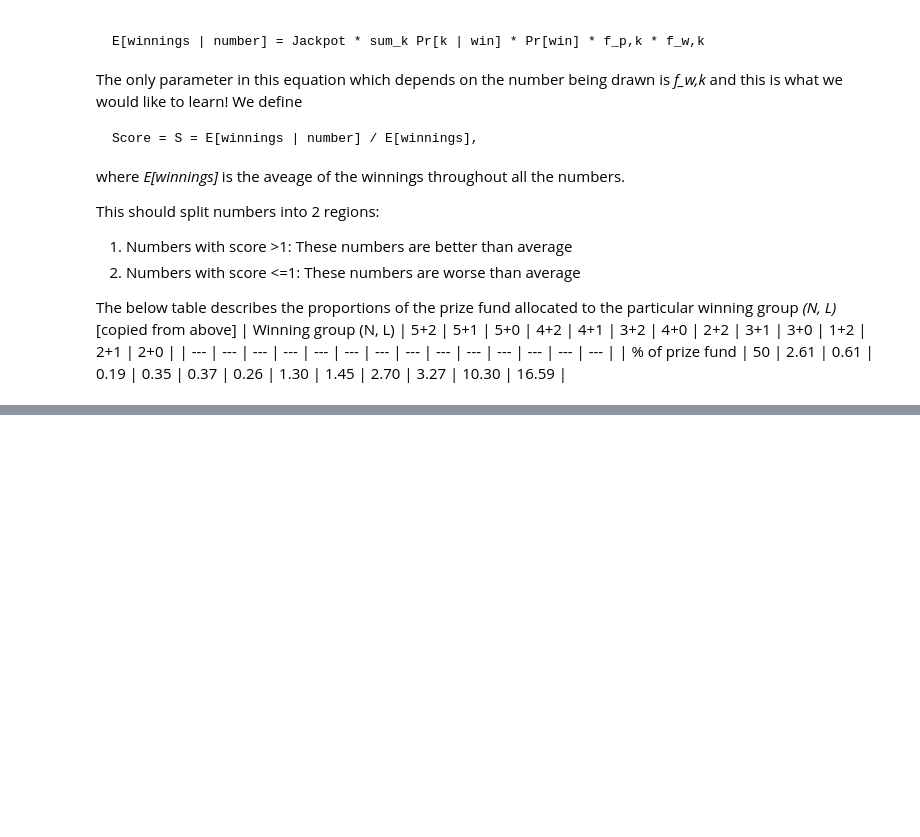
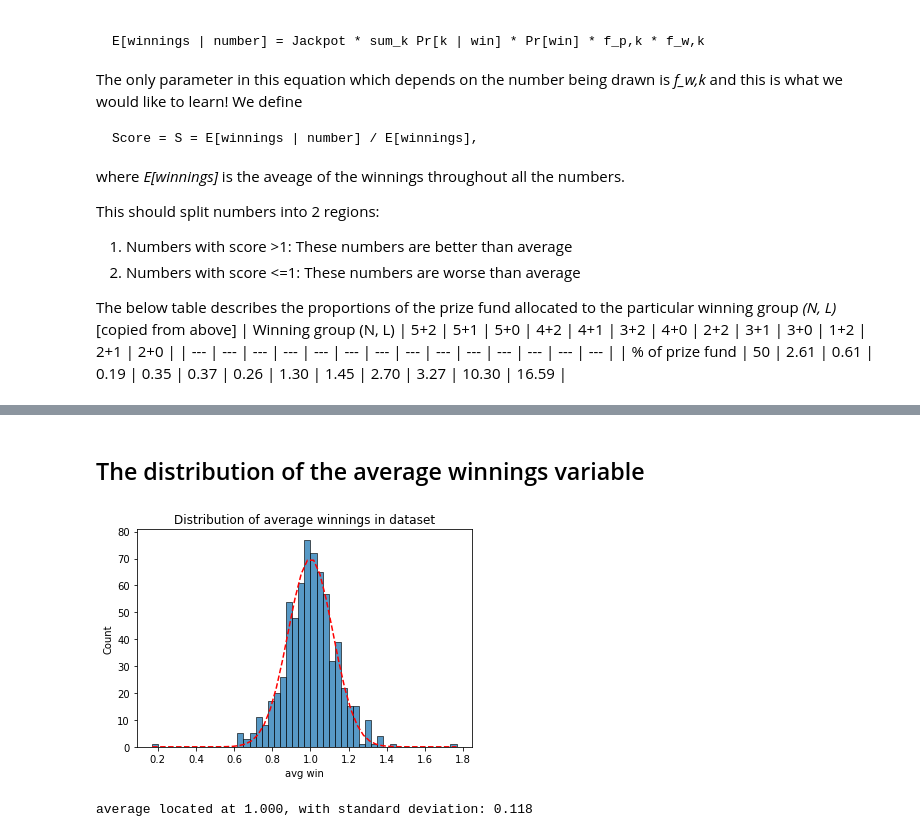
Before and after one commit to RokMedves/EuroMillions, a Jupyter notebook: euromillions.ipynb, the cells around one changed output, grey strips where cells are left out. Drawn from its saved outputs; the diff is of its cells as text; code cells hidden in the pictures; blank space fills up the shorter version.

```diff
--- a/euromillions.ipynb
+++ b/euromillions.ipynb
@@ -394,6 +394,6 @@ def score_dataset(df : pd.DataFrame) -> pd.DataFrame:
     return df
 # %%
 euromillions = score_dataset(euromillions)
-best = euromillions[euromillions.Score == euromillions.Score.max()].iloc[0]
-worst= euromillions[euromillions.Score == euromillions.Score.min()].iloc[0]
-# print(pd.DataFrame([best, worst], index = ["best", "worst"]))
+best = euromillions[euromillions["avg win"] == euromillions["avg win"].max()].iloc[0]
+worst= euromillions[euromillions["avg win"] == euromillions["avg win"].min()].iloc[0]
+print(pd.DataFrame([best, worst], index = ["best", "worst"]))
@@ -416,0 +464,34 @@ euromillions
+# %% [markdown]
+## The distribution of the average winnings variable
+# %%
+from scipy.optimize import curve_fit
+
+n_bin = 50
+hist, bins = np.histogram(euromillions["avg win"], bins = n_bin)
+
+bin_cent = np.zeros(len(hist))
+for i in range(len(bins)-1):
+    bin_cent[i] = (bins[i]+bins[i+1])/2.
+
+bins_cent = (bins[:-1] + bins[1:])/2.
+
+def gauss(x, *p):
+    A, mu, sigma = p
+    return A*np.exp(-(x-mu)**2/(2.*sigma**2))
+
+# p0 is the initial guess for the fitting coefficients (A, mu and sigma above)
+p0 = [1., 0., 1.]
+
+coeff, var_matrix = curve_fit(gauss, bin_cent, hist, p0=p0)
+
+sns.histplot(data=euromillions, x="avg win", kde=False, bins = n_bin)
+xx = np.linspace(worst["avg win"], best["avg win"], n_bin)
+yy = gauss(xx, coeff[0], coeff[1], coeff[2])
+plt.plot(xx, yy, 'r--')
+plt.title("Distribution of average winnings in dataset")
+plt.show()
+
+print(f"average located at {coeff[1]:.3f}, with standard deviation: {coeff[2]:.3f}")
+# %% [output]
+[figure, added]
+average located at 1.000, with standard deviation: 0.118
```
Also changed, not shown: parts of 10 cells of this notebook.
